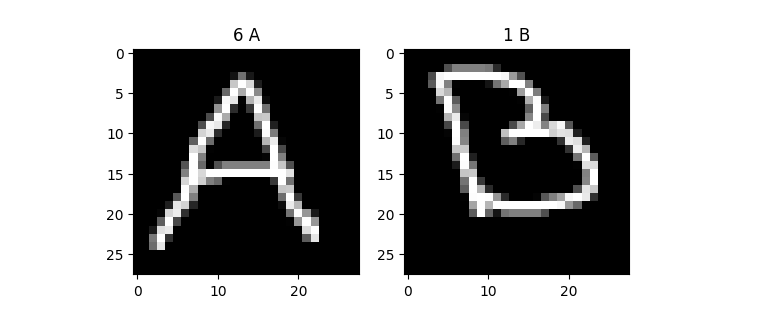
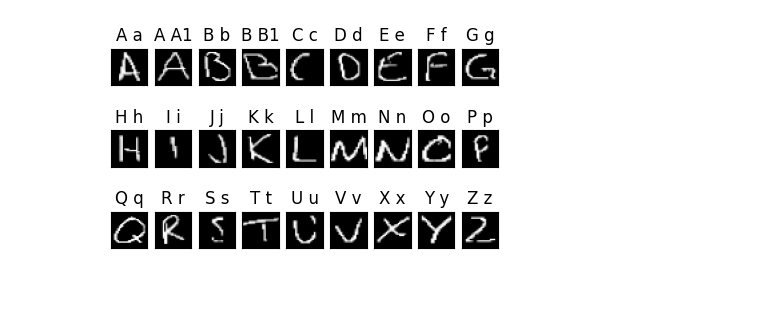
Before and after one commit to Jimmy-Nnilsson/mnist_portfolio, a Jupyter notebook: data_prep/model_test.ipynb, the cells around one changed output. Cells and saved outputs as stored; diff of their text form; code cells hidden in the pictures; blank space fills up the shorter version.

```diff
--- a/data_prep/model_test.ipynb
+++ b/data_prep/model_test.ipynb
@@ -26,7 +23,7 @@ for k in by_merge_map.keys():
     if k >= 10 and k <= 35:
         by_merge_map_new[k-10] = by_merge_map[k]
 # %%
-m2 = keras.models.load_model('./model/emnist_save.json')
+m2 = keras.models.load_model('./model/2emnist_save.h5')
 # %%
 def convert_picture(path):
     img = cv2.imread(path)
@@ -62,0 +84,18 @@ by_merge_map_new[np.argmax(m2.predict(np.reshape(pic, (1, 28, 28)), verbose=0))]
+# %%
+pic =cv2.imread(paths[0])
+pic = cv2.cvtColor(pic, cv2.COLOR_BGR2GRAY)
+
+pic = cv2.resize(pic, (28, 28))
+
+pic = 255 - pic
+pic[pic < 150] = 0
+# plt.imshow(pic)
+pic = fix_image(pic, 2)
+plt.imshow(pic)
+# pic = np.reshape(pic, (1, 28, 28))
+pic = pic.astype("float32") / 255
+
+
+# pic = np.reshape(pic, (1, 28, 28))
+pic = np.expand_dims(pic, -1)
+# plt.imshow(pic)
@@ -63,12 +104,17 @@ by_merge_map_new[np.argmax(m2.predict(np.reshape(pic, (1, 28, 28)), verbose=0))]
 # %%
+c = 3
+l = int(len(paths)/c)
+plt.figure(figsize=(5,3))
 for i,p in enumerate(paths):
-    plt.subplot(1,len(paths),i+1)
+    plt.subplot(c,l,i+1)
 
-    pic = convert_picture(p)
+    # pic = convert_picture(p)
+    pic = get_pic(p, 2)
+    y_pred = m2.predict(np.reshape(pic, (1, 28, 28)), verbose=0)
+    letter = by_merge_map_new[np.argmax(y_pred[0])]
+    plt.title(f'{letter} {Path(p).stem}')
 
-    y_pred = m2.predict(np.reshape(pic, (1, 28, 28)), verbose=0)
-    plt.title(f'{np.argmax(y_pred[0])} {Path(p).stem}')
-
-    plt.imshow(pic, cmap='gray')
+    plt.imshow(pic.reshape(28,28), cmap='gray')
+    plt.xticks([]), plt.yticks([])
 # %% [output]
-[figure, old version]
+[figure, new version]
```
Also changed, not shown: parts of 4 cells of this notebook, 35 other files.
